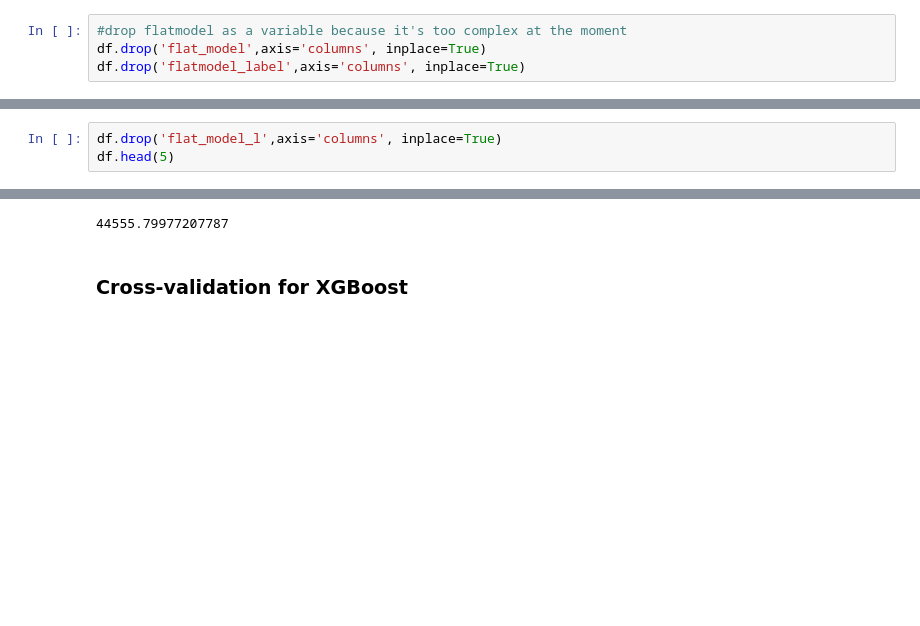
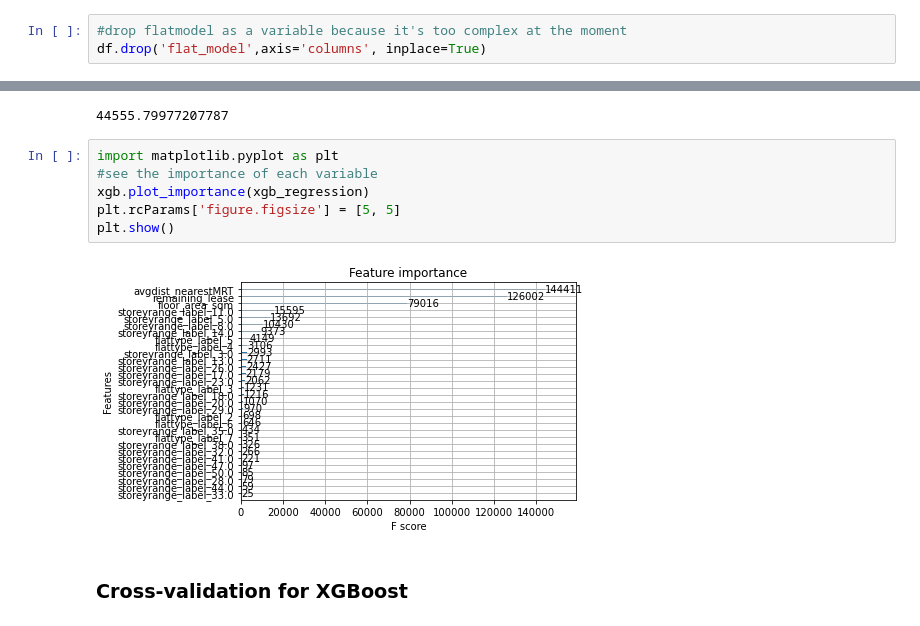
Before and after one commit to nurulanishuda/hdb-resale-price, a Jupyter notebook: holmusk_assignment2.ipynb, the cells around one changed output, grey strips where cells are left out. Cells and saved outputs as stored; diff of their text form; blank space fills up the shorter version.

```diff
--- a/holmusk_assignment2.ipynb
+++ b/holmusk_assignment2.ipynb
@@ -480,7 +467,6 @@ sns.scatterplot(x='remaining_lease', y='resale_price', hue='flat_type', data=df)
 # %%
 #drop flatmodel as a variable because it's too complex at the moment
 df.drop('flat_model',axis='columns', inplace=True)
-df.drop('flatmodel_label',axis='columns', inplace=True)
 # %%
 #drop flat_type and storey_range and just use the labels we pre-determined
 df.drop('flat_type',axis='columns', inplace=True)
@@ -496,3 +481,0 @@ df.head(5)
-# %%
-df.drop('flat_model_l',axis='columns', inplace=True)
-df.head(5)
@@ -657,6 +630,14 @@ rmse_xgb = math.sqrt(mean_squared_error(y_test,y_xgb_pred)) #calculate rmse
 rmse_xgb
 # %% [output]
 44555.79977207787
+# %%
+import matplotlib.pyplot as plt
+#see the importance of each variable
+xgb.plot_importance(xgb_regression)
+plt.rcParams['figure.figsize'] = [5, 5]
+plt.show()
+# %% [output]
+[figure, added]
 # %% [markdown]
 ### Cross-validation for XGBoost
 # %%
```
Also changed, not shown: parts of 28 cells of this notebook, 1 other file.
